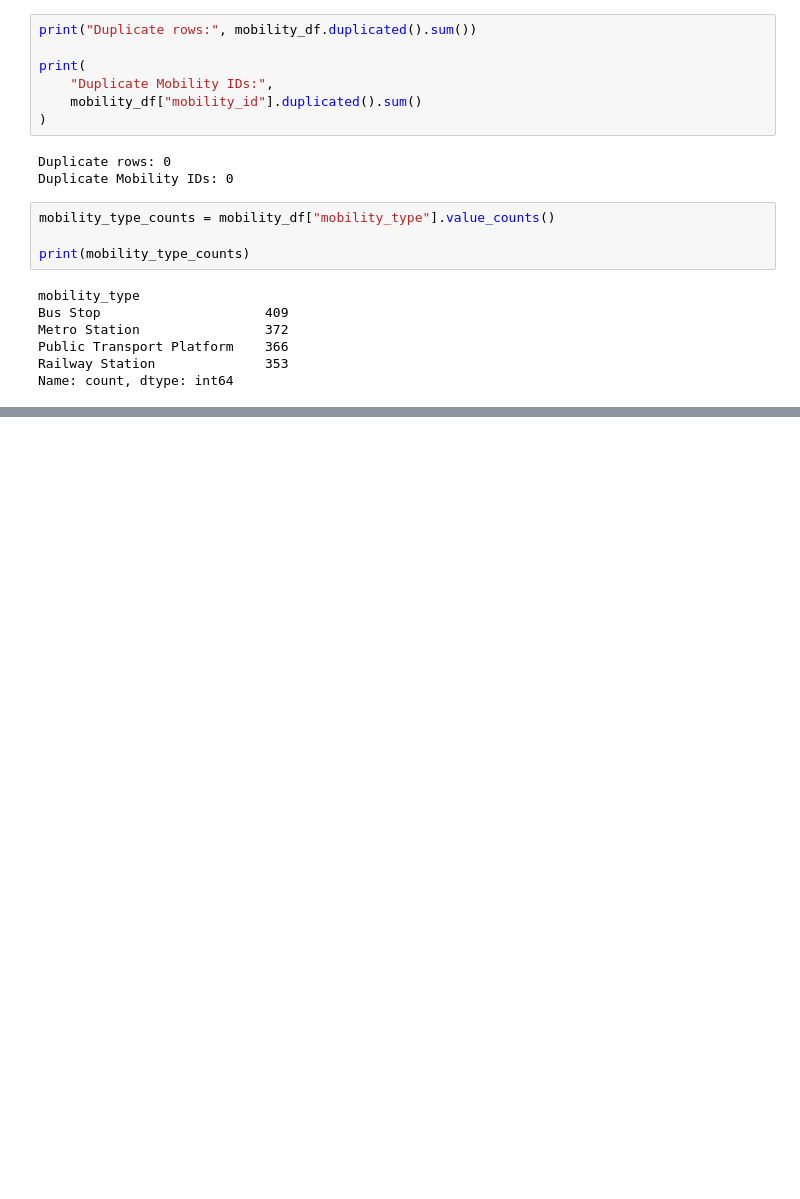
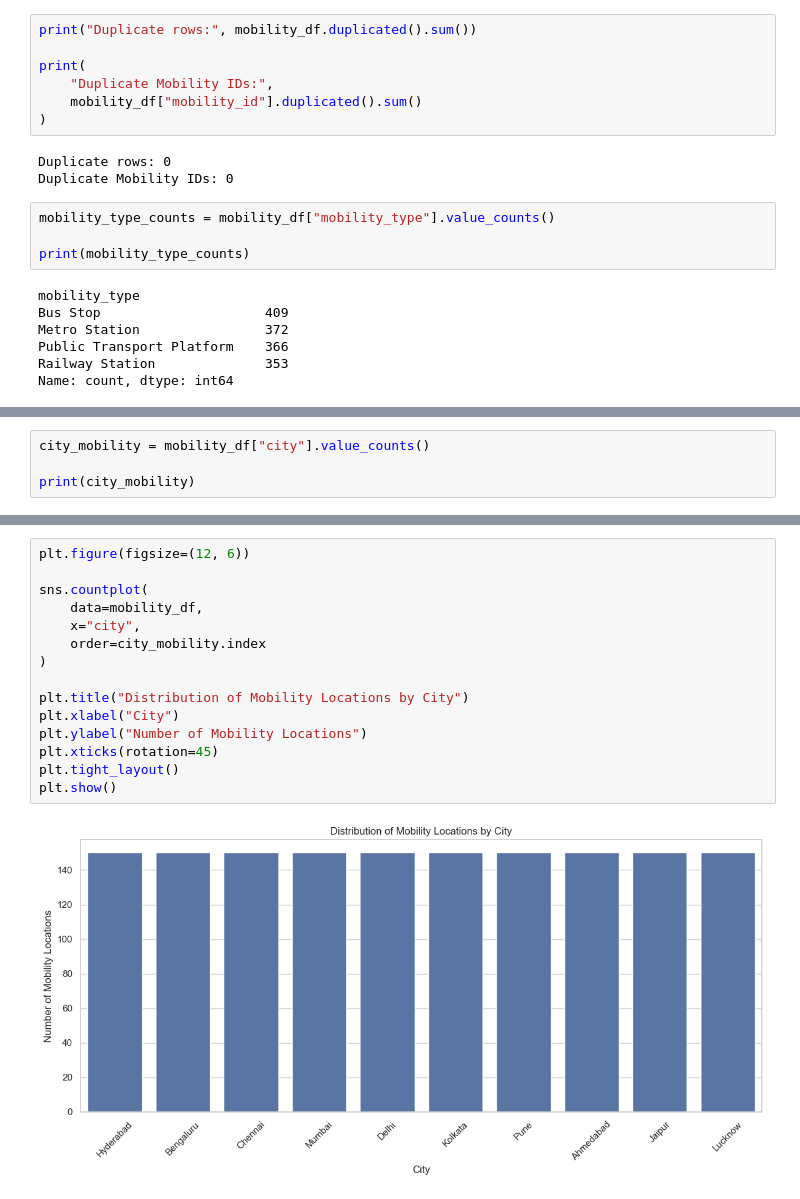
Before and after one commit to aravind541/GeoPulse-Retail-Mobility-Analytics, a Jupyter notebook: GeoPulse_EDA.ipynb, the cells around one changed output, grey strips where cells are left out. Drawn from its saved outputs; the diff is of its cells as text; blank space fills up the shorter version.

Commit message:
Complete retail and mobility EDA

```diff
--- a/GeoPulse_EDA.ipynb
+++ b/GeoPulse_EDA.ipynb
@@ -450,3 +451,7 @@ plt.tight_layout()
 plt.show()
 # %% [output]
 [figure]
+# %%
+city_mobility = mobility_df["city"].value_counts()
+
+print(city_mobility)
@@ -452,0 +471,17 @@ plt.show()
+# %%
+plt.figure(figsize=(12, 6))
+
+sns.countplot(
+    data=mobility_df,
+    x="city",
+    order=city_mobility.index
+)
+
+plt.title("Distribution of Mobility Locations by City")
+plt.xlabel("City")
+plt.ylabel("Number of Mobility Locations")
+plt.xticks(rotation=45)
+plt.tight_layout()
+plt.show()
+# %% [output]
+[figure, added]
```
Also changed, not shown: parts of 9 cells of this notebook, 1 other file.
